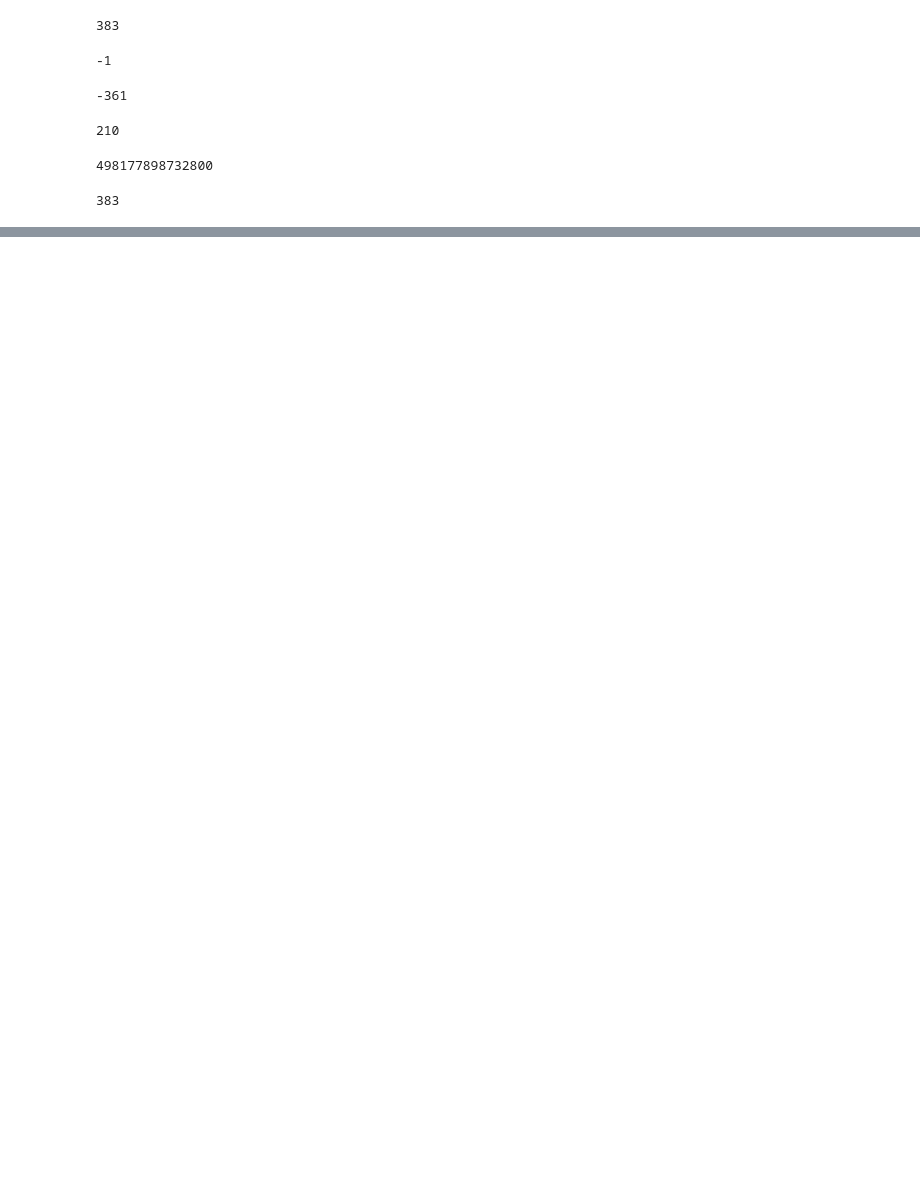
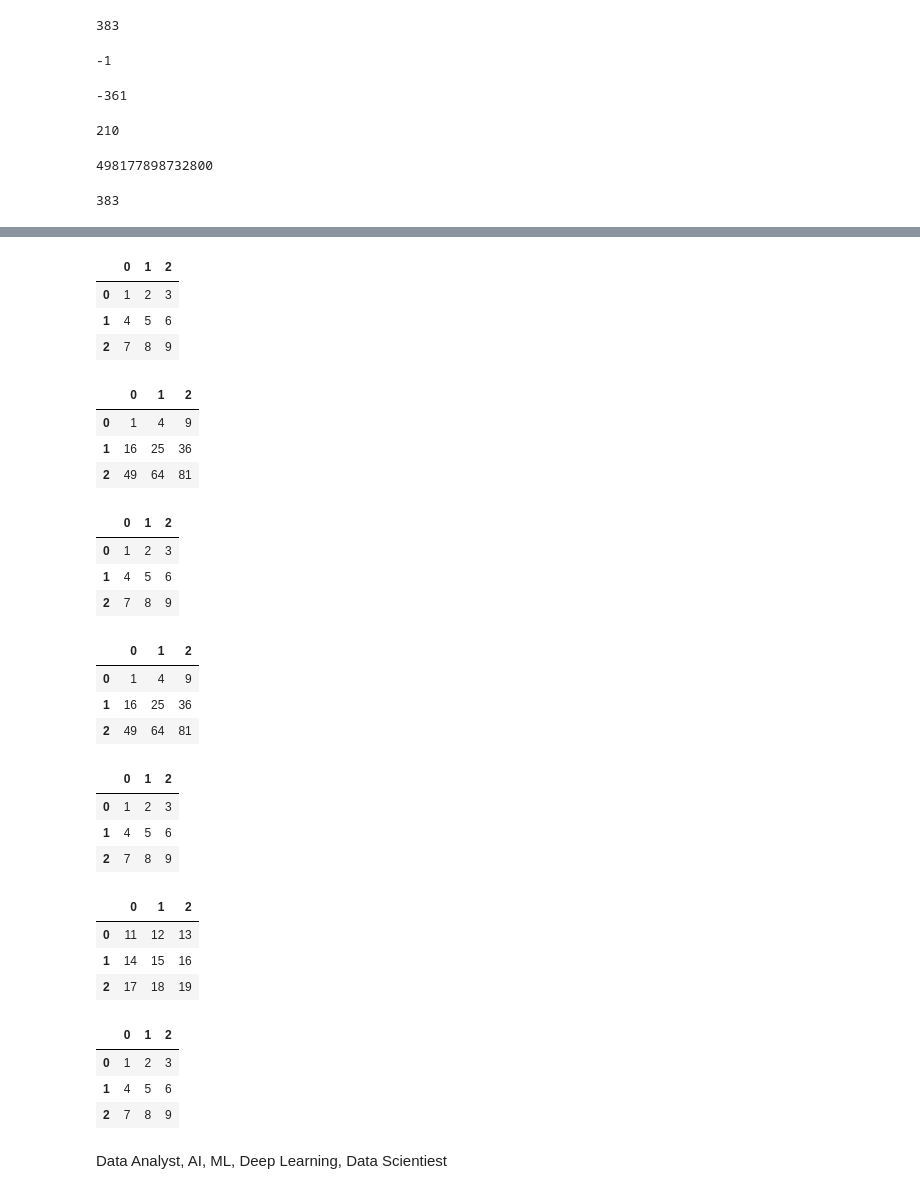
Before and after one commit to sharmaRoushan-Official/python2033-10AM-, a Jupyter notebook: 15.Lambda Functions.ipynb, the cells around one changed output, grey strips where cells are left out. Cells and saved outputs as stored; diff of their text form; code cells hidden in the pictures; blank space fills up the shorter version.

```diff
--- a/15.Lambda Functions.ipynb
+++ b/15.Lambda Functions.ipynb
@@ -344,0 +447,53 @@ reduce(lambda a,b:a+b,x)
+# %%
+df2
+# %% [output]
+|  | 0 | 1 | 2 |
+| 0 | 1 | 2 | 3 |
+| 1 | 4 | 5 | 6 |
+| 2 | 7 | 8 | 9 |
+# %%
+df3 = df2.apply(lambda a:a**2)
+df3
+# %% [output]
+|  | 0 | 1 | 2 |
+| 0 | 1 | 4 | 9 |
+| 1 | 16 | 25 | 36 |
+| 2 | 49 | 64 | 81 |
+# %%
+df2
+# %% [output]
+|  | 0 | 1 | 2 |
+| 0 | 1 | 2 | 3 |
+| 1 | 4 | 5 | 6 |
+| 2 | 7 | 8 | 9 |
+# %%
+df3
+# %% [output]
+|  | 0 | 1 | 2 |
+| 0 | 1 | 4 | 9 |
+| 1 | 16 | 25 | 36 |
+| 2 | 49 | 64 | 81 |
+# %%
+df2
+# %% [output]
+|  | 0 | 1 | 2 |
+| 0 | 1 | 2 | 3 |
+| 1 | 4 | 5 | 6 |
+| 2 | 7 | 8 | 9 |
+# %%
+df4 = df2.apply(lambda a1:a1+10)
+df4
+# %% [output]
+|  | 0 | 1 | 2 |
+| 0 | 11 | 12 | 13 |
+| 1 | 14 | 15 | 16 |
+| 2 | 17 | 18 | 19 |
+# %%
+df2
+# %% [output]
+|  | 0 | 1 | 2 |
+| 0 | 1 | 2 | 3 |
+| 1 | 4 | 5 | 6 |
+| 2 | 7 | 8 | 9 |
+# %% [markdown]
+Data Analyst, AI, ML, Deep Learning, Data Scientiest
```
Also changed, not shown: parts of 15 cells of this notebook, 8 other files.
